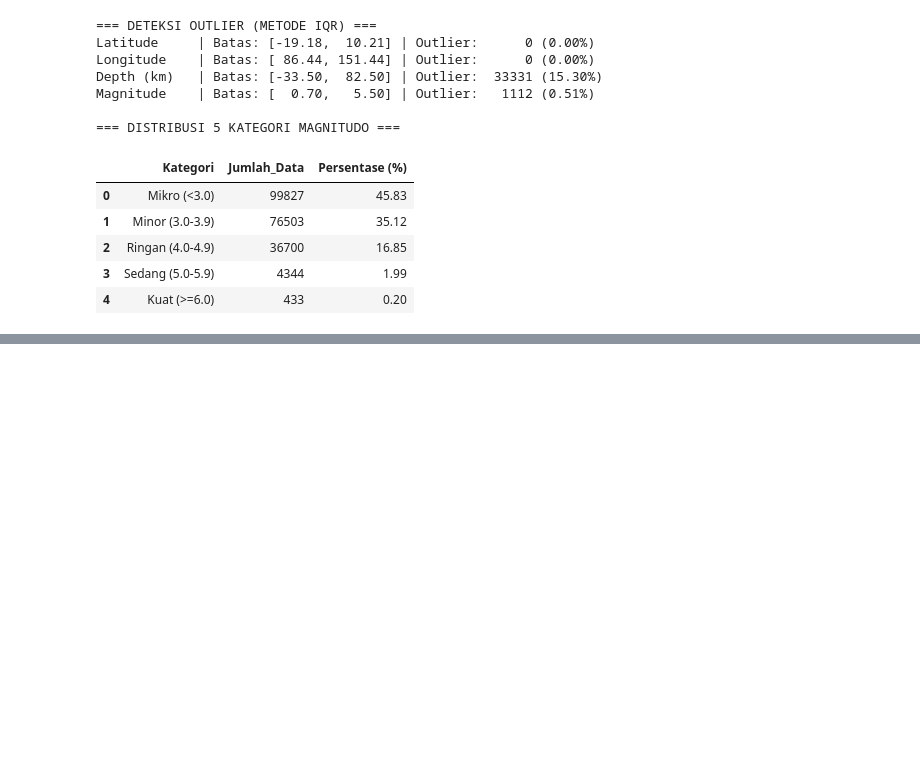
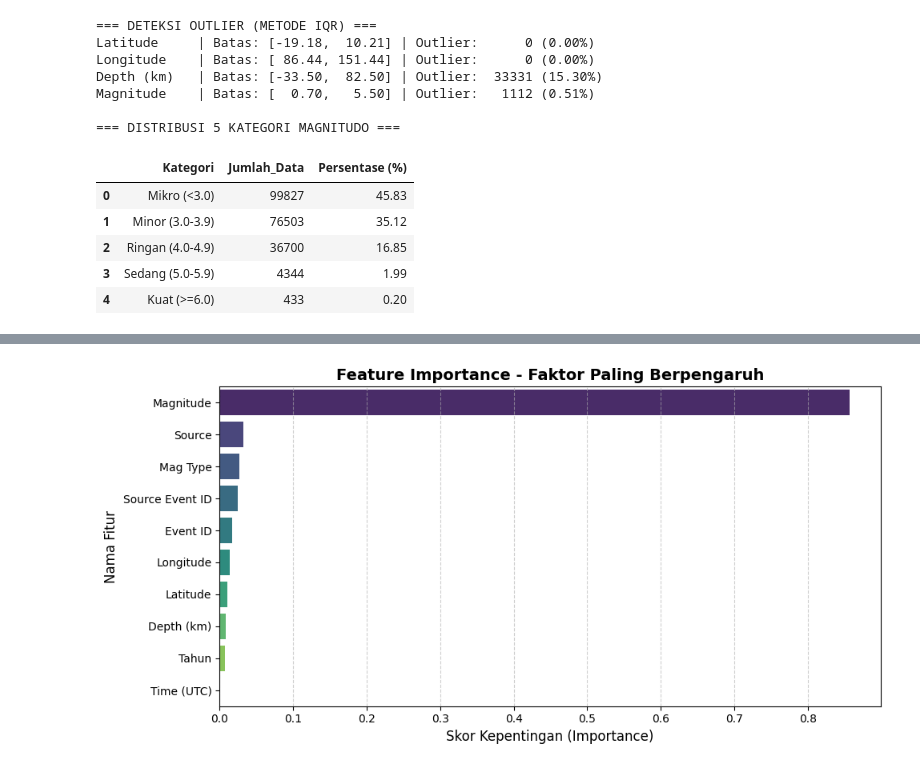
Before and after one commit to sofanakam123-creator/GEMPA, a Jupyter notebook: gempa.ipynb, the cells around one changed output, grey strips where cells are left out. Cells and saved outputs as stored; diff of their text form; code cells hidden in the pictures; blank space fills up the shorter version.

```diff
--- a/gempa.ipynb
+++ b/gempa.ipynb
@@ -284,67 +278,25 @@ Jumlah Data Latih: 174,245 | Data Uji: 43,562
 # %%
-from sklearn.metrics import confusion_matrix, classification_report
+import pandas as pd
+import joblib
 
-# 1. Classification Report lengkap per kelas
-print("=== CLASSIFICATION REPORT RANDOM FOREST ===")
-print(classification_report(y_test, rf_pred, labels=labels, target_names=labels, digits=4))
+# 1. Visualisasi Fitur Paling Berpengaruh (Feature Importance)
+importances = rf_model.feature_importances_
+feature_df = pd.DataFrame({
+    'Fitur': X.columns,
+    'Tingkat_Pengaruh': importances
+}).sort_values(by='Tingkat_Pengaruh', ascending=False)
 
-# 2. Hitung TP, TN, FP, FN, dan F1-Score untuk masing-masing dari 5 kelas
-cm = confusion_matrix(y_test, rf_pred, labels=labels)
-total_uji = cm.sum()
-
-detail_kelas = []
-for i, kelas in enumerate(labels):
-    tp = cm[i, i]
-    fn = cm[i, :].sum() - tp
-    fp = cm[:, i].sum() - tp
-    tn = total_uji - (tp + fn + fp)
-
-    prec = tp / (tp + fp) if (tp + fp) > 0 else 0
-    rec = tp / (tp + fn) if (tp + fn) > 0 else 0
-    f1 = 2 * prec * rec / (prec + rec) if (prec + rec) > 0 else 0
-
-    detail_kelas.append({
-        'Kategori Magnitudo': kelas,
-        'TP': tp,
-        'TN': tn,
-        'FP': fp,
-        'FN': fn,
-        'Precision': round(prec, 4),
-        'Recall': round(rec, 4),
-        'F1-Score': round(f1, 4)
-    })
-
-df_eval_kelas = pd.DataFrame(detail_kelas)
-print("=== TABEL TP, TN, FP, FN & F1-SCORE PER KELAS ===")
-display(df_eval_kelas)
-
-# 3. Identifikasi otomatis kelas paling mudah & paling sulit diprediksi
-termudah = df_eval_kelas.loc[df_eval_kelas['F1-Score'].idxmax()]
-tersulit = df_eval_kelas.loc[df_eval_kelas['F1-Score'].idxmin()]
-
-print(f"\n>> KELAS PALING MUDAH DIPREDIKSI : {termudah['Kategori Magnitudo']} (F1-Score = {termudah['F1-Score']:.4f}, TP = {termudah['TP']:,}, TN = {termudah['TN']:,})")
-print(f">> KELAS PALING SULIT DIPREDIKSI : {tersulit['Kategori Magnitudo']} (F1-Score = {tersulit['F1-Score']:.4f}, TP = {tersulit['TP']:,}, TN = {tersulit['TN']:,})")
-
-# 4. Visualisasi Confusion Matrix & Feature Importance (untuk Bab 5.3)
-fig, axes = plt.subplots(1, 2, figsize=(16, 6))
-
-sns.heatmap(
-    cm, annot=True, fmt='d', cmap='Blues',
-    xticklabels=labels, yticklabels=labels, ax=axes[0]
-)
-axes[0].set_title('Confusion Matrix Random Forest (5 Kategori Magnitudo)', fontweight='bold')
-axes[0].set_xlabel('Prediksi Model')
-axes[0].set_ylabel('Kelas Aktual')
-
-# Ambil 10 fitur paling berpengaruh
-feature_names = rf_pipe.named_steps['prep'].get_feature_names_out()
-importances = rf_pipe.named_steps['model'].feature_importances_
-feat_imp = pd.Series(importances, index=feature_names).sort_values(ascending=False).head(10)
-
-sns.barplot(x=feat_imp.values, y=feat_imp.index, palette='viridis', ax=axes[1], hue=feat_imp.index, legend=False)
-axes[1].set_title('10 Fitur Paling Berpengaruh (Feature Importance)', fontweight='bold')
-axes[1].set_xlabel('Tingkat Kepentingan')
-
+plt.figure(figsize=(10, 5))
+sns.barplot(x='Tingkat_Pengaruh', y='Fitur', data=feature_df, palette='viridis')
+plt.title('Feature Importance - Faktor Paling Berpengaruh', fontsize=14, fontweight='bold')
+plt.xlabel('Skor Kepentingan (Importance)', fontsize=12)
+plt.ylabel('Nama Fitur', fontsize=12)
+plt.grid(axis='x', linestyle='--', alpha=0.6)
 plt.tight_layout()
 plt.show()
+
+# 2. Simpan model yang sudah dilatih ke file .pkl
+joblib.dump(rf_model, 'model_random_forest.pkl')
+print("💾 Model berhasil disimpan sebagai 'model_random_forest.pkl'")
 # %% [output]
+[figure, new version]
```
Also changed, not shown: parts of 10 cells of this notebook, 1 other file.
